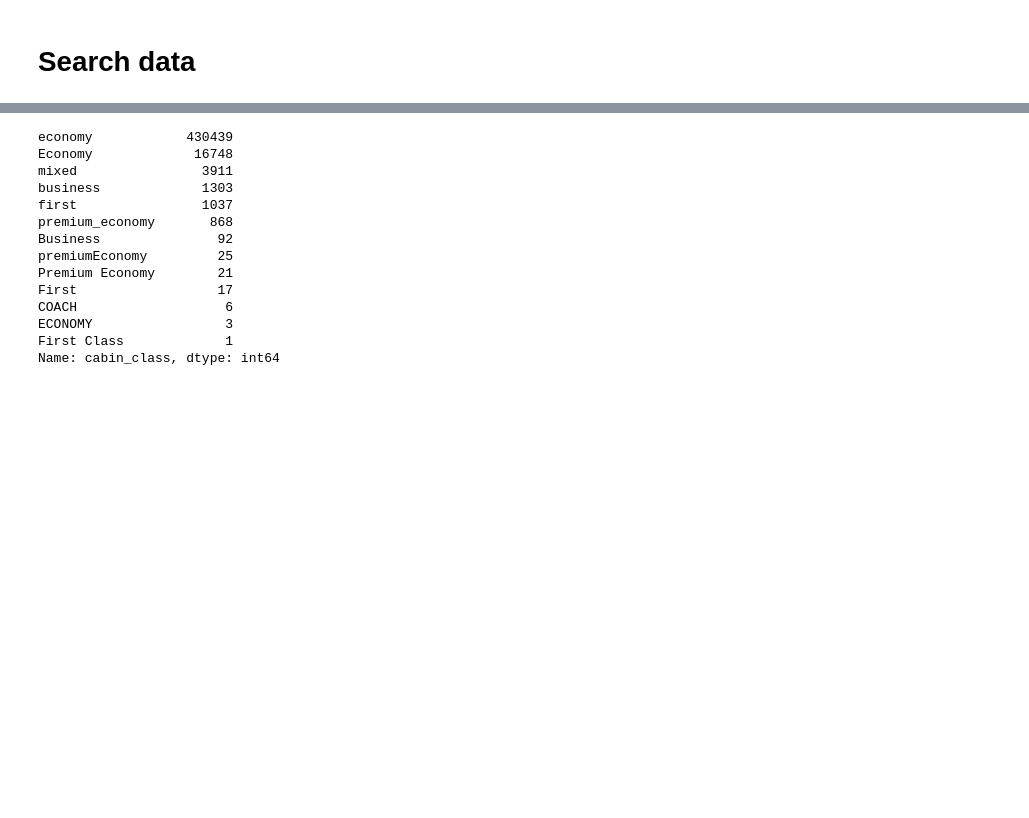
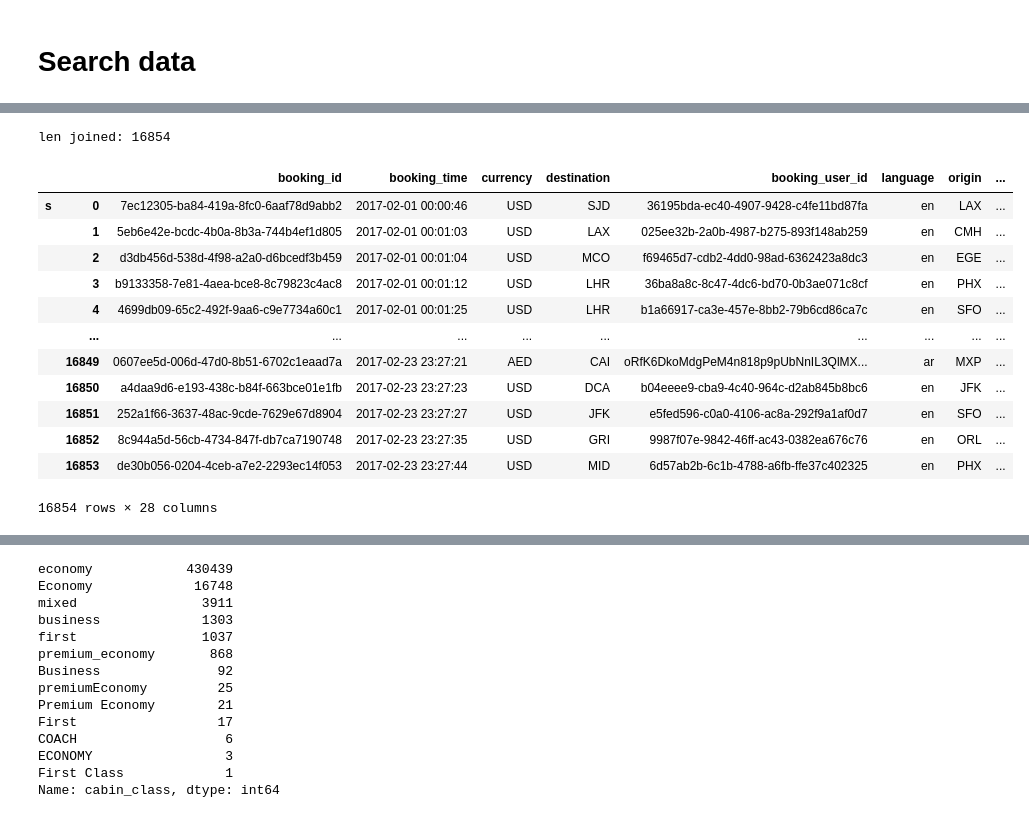
Before and after one commit to amajewski5c/airfare_predictions, a Jupyter notebook: fares.ipynb, the cells around one changed output, grey strips where cells are left out. Saved outputs shown, nothing was run; the diff lists cells and outputs as text; code cells hidden in the pictures; blank space fills up the shorter version.

```diff
--- a/fares.ipynb
+++ b/fares.ipynb
@@ -19 +60,27 @@ sdf.head(3)
+# %%
+dfs = [bdf, sdf]
+
+joined = pd.concat(dfs, keys ='session_id', join='outer')
+joined = joined[~pd.isnull(joined.booking_id)]\
+               .sort_values(by='booking_time')
+
+
+print('len joined:',len(joined))
+
+joined
+# %% [output]
+len joined: 16854
+|  |  | booking_id | booking_time | currency | destination | booking_user_id | language | origin | ... |
+| s | 0 | 7ec12305-ba84-419a-8fc0-6aaf78d9abb2 | 2017-02-01 00:00:46 | USD | SJD | 36195bda-ec40-4907-9428-c4fe11bd87fa | en | LAX | ... |
+|  | 1 | 5eb6e42e-bcdc-4b0a-8b3a-744b4ef1d805 | 2017-02-01 00:01:03 | USD | LAX | 025ee32b-2a0b-4987-b275-893f148ab259 | en | CMH | ... |
+|  | 2 | d3db456d-538d-4f98-a2a0-d6bcedf3b459 | 2017-02-01 00:01:04 | USD | MCO | f69465d7-cdb2-4dd0-98ad-6362423a8dc3 | en | EGE | ... |
+|  | 3 | b9133358-7e81-4aea-bce8-8c79823c4ac8 | 2017-02-01 00:01:12 | USD | LHR | 36ba8a8c-8c47-4dc6-bd70-0b3ae071c8cf | en | PHX | ... |
+|  | 4 | 4699db09-65c2-492f-9aa6-c9e7734a60c1 | 2017-02-01 00:01:25 | USD | LHR | b1a66917-ca3e-457e-8bb2-79b6cd86ca7c | en | SFO | ... |
+|  | ... | ... | ... | ... | ... | ... | ... | ... | ... |
+|  | 16849 | 0607ee5d-006d-47d0-8b51-6702c1eaad7a | 2017-02-23 23:27:21 | AED | CAI | oRfK6DkoMdgPeM4n818p9pUbNnIL3QlMX... | ar | MXP | ... |
+|  | 16850 | a4daa9d6-e193-438c-b84f-663bce01e1fb | 2017-02-23 23:27:23 | USD | DCA | b04eeee9-cba9-4c40-964c-d2ab845b8bc6 | en | JFK | ... |
+|  | 16851 | 252a1f66-3637-48ac-9cde-7629e67d8904 | 2017-02-23 23:27:27 | USD | JFK | e5fed596-c0a0-4106-ac8a-292f9a1af0d7 | en | SFO | ... |
+|  | 16852 | 8c944a5d-56cb-4734-847f-db7ca7190748 | 2017-02-23 23:27:35 | USD | GRI | 9987f07e-9842-46ff-ac43-0382ea676c76 | en | ORL | ... |
+|  | 16853 | de30b056-0204-4ceb-a7e2-2293ec14f053 | 2017-02-23 23:27:44 | USD | MID | 6d57ab2b-6c1b-4788-a6fb-ffe37c402325 | en | PHX | ... |
+16854 rows × 28 columns
 # %%
```
Also changed, not shown: parts of 9 cells of this notebook.
